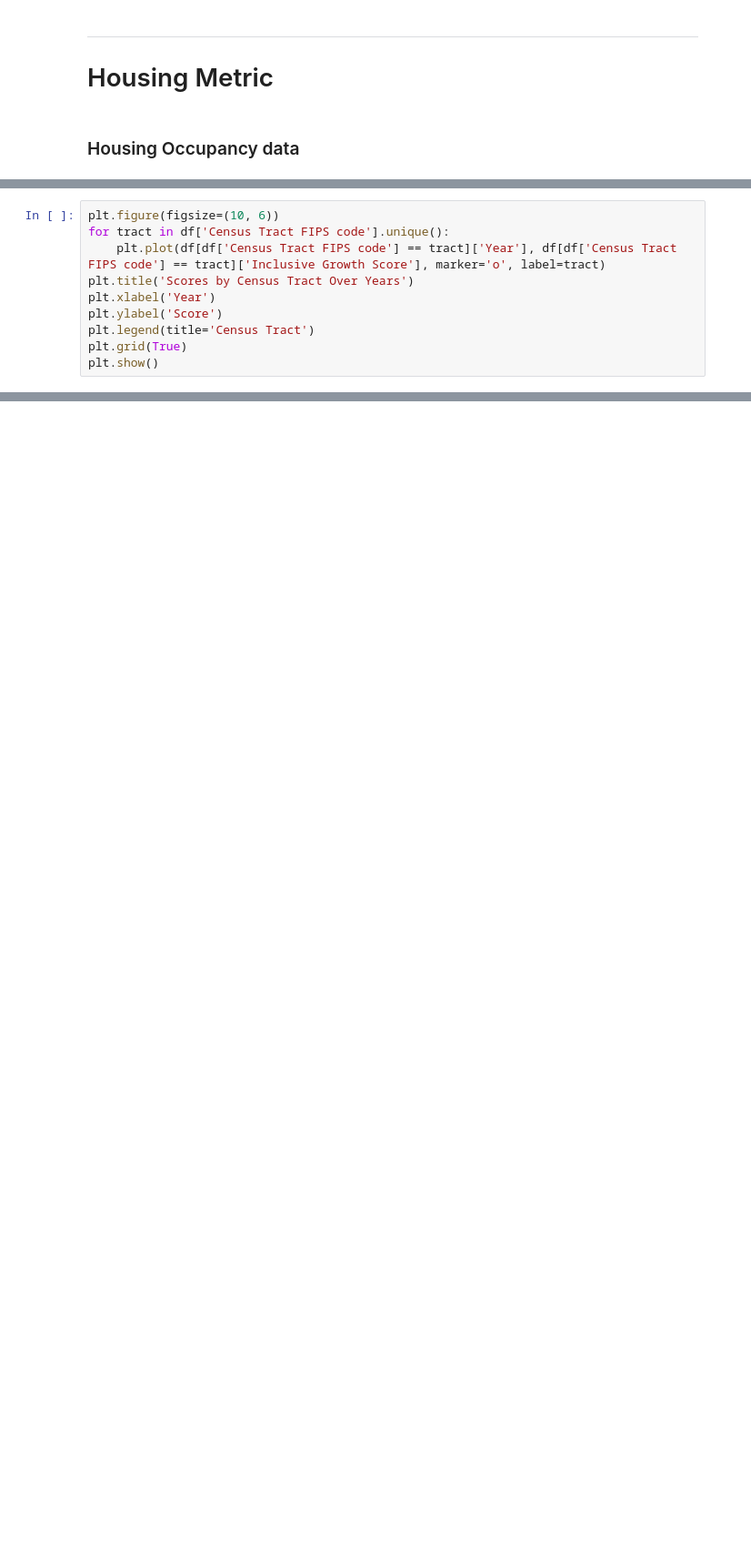
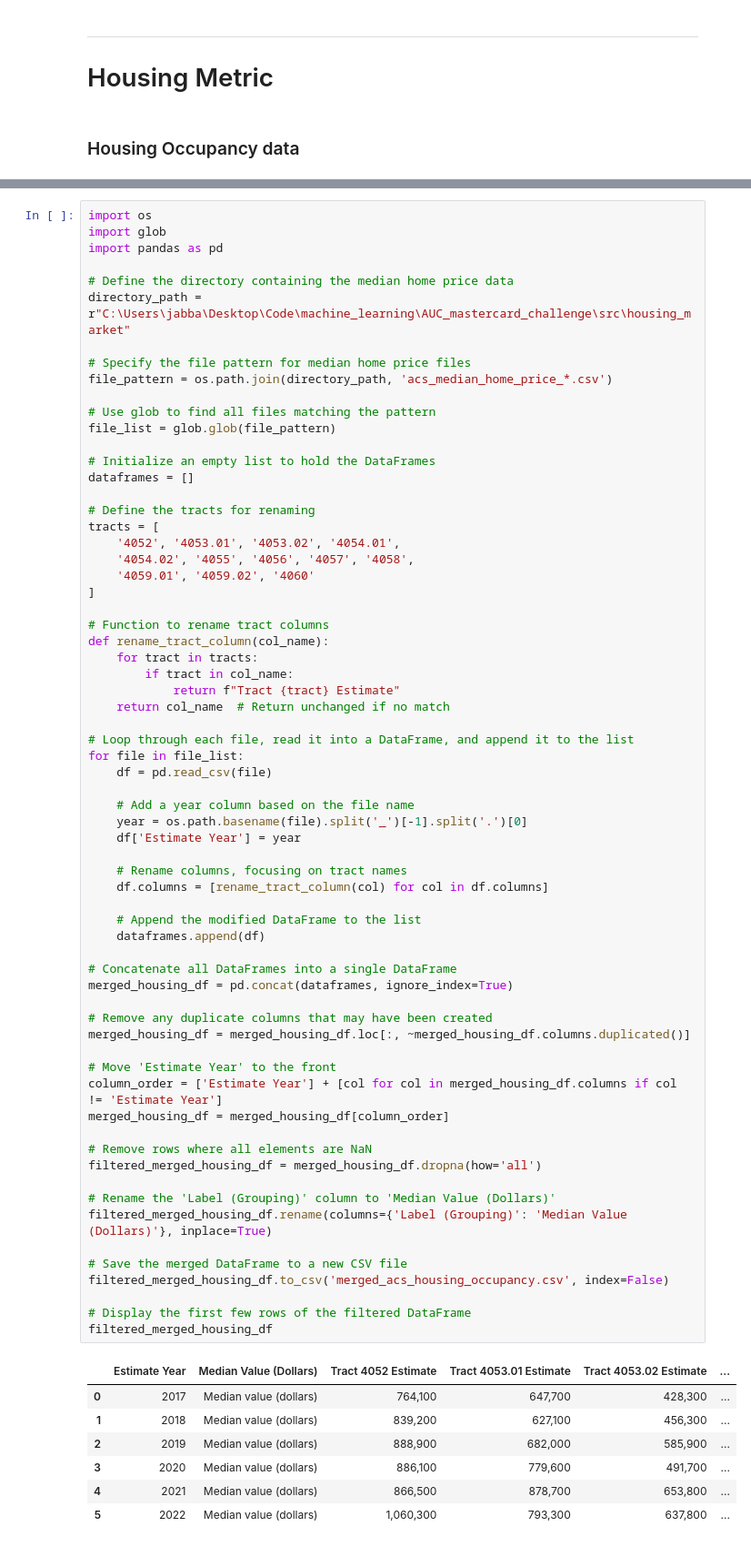
Before and after one commit to kareem-weaver/AUC_Mastercard_Challenge_Quant, a Jupyter notebook: src/Model.ipynb, the cells around one changed output, grey strips where cells are left out. Shown at 91% size. Cells and saved outputs as stored; diff of their text form; blank space fills up the shorter version.

Commit message:
complete housing

```diff
--- a/src/Model.ipynb
+++ b/src/Model.ipynb
@@ -555,10 +228,0 @@ plt.show()
-# %%
-plt.figure(figsize=(10, 6))
-for tract in df['Census Tract FIPS code'].unique():
-    plt.plot(df[df['Census Tract FIPS code'] == tract]['Year'], df[df['Census Tract FIPS code'] == tract]['Inclusive Growth Score'], marker='o', label=tract)
-plt.title('Scores by Census Tract Over Years')
-plt.xlabel('Year')
-plt.ylabel('Score')
-plt.legend(title='Census Tract')
-plt.grid(True)
-plt.show()
@@ -564,0 +323,74 @@ plt.show()
+# %%
+import os
+import glob
+import pandas as pd
+
+# Define the directory containing the median home price data
+directory_path = r"C:\Users\jabba\Desktop\Code\machine_learning\AUC_mastercard_challenge\src\housing_market"
+
+# Specify the file pattern for median home price files
+file_pattern = os.path.join(directory_path, 'acs_median_home_price_*.csv')
+
+# Use glob to find all files matching the pattern
+file_list = glob.glob(file_pattern)
+
+# Initialize an empty list to hold the DataFrames
+dataframes = []
+
+# Define the tracts for renaming
+tracts = [
+    '4052', '4053.01', '4053.02', '4054.01',
+    '4054.02', '4055', '4056', '4057', '4058',
+    '4059.01', '4059.02', '4060'
+]
+
+# Function to rename tract columns
+def rename_tract_column(col_name):
+    for tract in tracts:
+        if tract in col_name:
+            return f"Tract {tract} Estimate"
+    return col_name  # Return unchanged if no match
+
+# Loop through each file, read it into a DataFrame, and append it to the list
+for file in file_list:
+    df = pd.read_csv(file)
+
+    # Add a year column based on the file name
+    year = os.path.basename(file).split('_')[-1].split('.')[0]
+    df['Estimate Year'] = year
+
+    # Rename columns, focusing on tract names
+    df.columns = [rename_tract_column(col) for col in df.columns]
+
+    # Append the modified DataFrame to the list
+    dataframes.append(df)
+
+# Concatenate all DataFrames into a single DataFrame
+merged_housing_df = pd.concat(dataframes, ignore_index=True)
+
+# Remove any duplicate columns that may have been created
+merged_housing_df = merged_housing_df.loc[:, ~merged_housing_df.columns.duplicated()]
+
+# Move 'Estimate Year' to the front
+column_order = ['Estimate Year'] + [col for col in merged_housing_df.columns if col != 'Estimate Year']
+merged_housing_df = merged_housing_df[column_order]
+
+# Remove rows where all elements are NaN
+filtered_merged_housing_df = merged_housing_df.dropna(how='all')
+
+# Rename the 'Label (Grouping)' column to 'Median Value (Dollars)'
+filtered_merged_housing_df.rename(columns={'Label (Grouping)': 'Median Value (Dollars)'}, inplace=True)
+
+# Save the merged DataFrame to a new CSV file
+filtered_merged_housing_df.to_csv('merged_acs_housing_occupancy.csv', index=False)
+
+# Display the first few rows of the filtered DataFrame
+filtered_merged_housing_df
+# %% [output]
+|  | Estimate Year | Median Value (Dollars) | Tract 4052 Estimate | Tract 4053.01 Estimate | Tract 4053.02 Estimate | ... |
+| 0 | 2017 | Median value (dollars) | 764,100 | 647,700 | 428,300 | ... |
+| 1 | 2018 | Median value (dollars) | 839,200 | 627,100 | 456,300 | ... |
+| 2 | 2019 | Median value (dollars) | 888,900 | 682,000 | 585,900 | ... |
+| 3 | 2020 | Median value (dollars) | 886,100 | 779,600 | 491,700 | ... |
+| 4 | 2021 | Median value (dollars) | 866,500 | 878,700 | 653,800 | ... |
+| 5 | 2022 | Median value (dollars) | 1,060,300 | 793,300 | 637,800 | ... |
```
Also changed, not shown: parts of 16 cells of this notebook, 2 other files.
